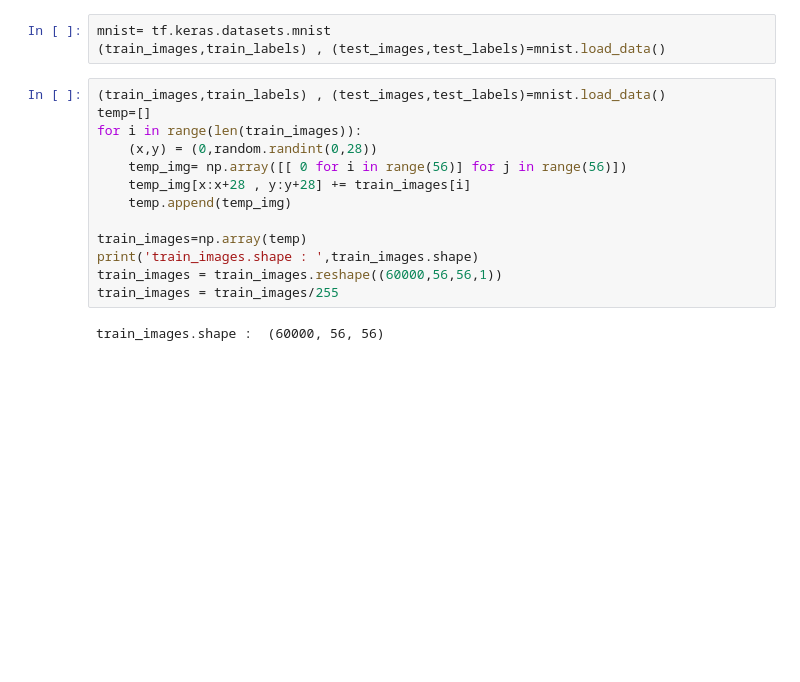
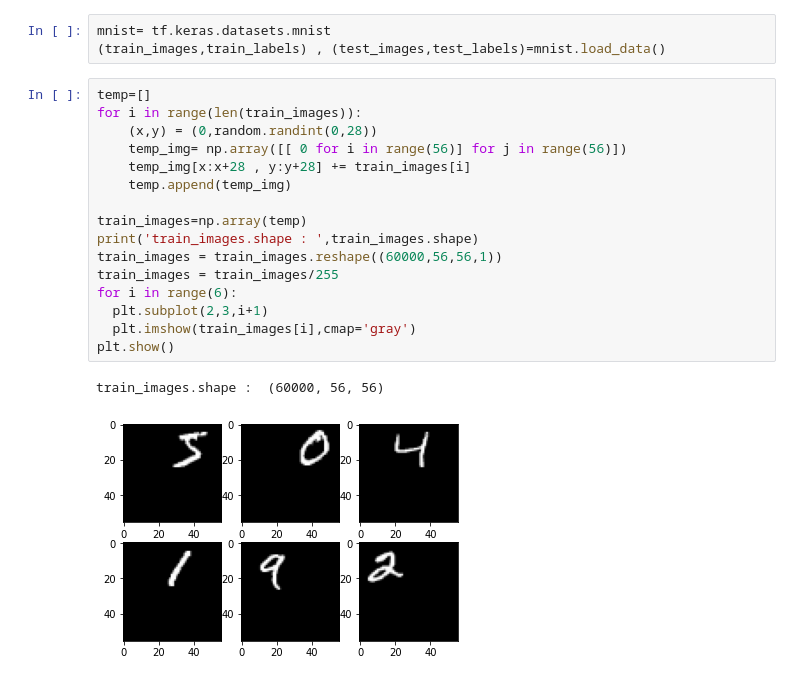
Before and after one commit to koulumang/CSU-CS510, a Jupyter notebook: Number Detection/CNN/CNN_T4.ipynb, the cells around one changed output. Drawn from its saved outputs; the diff is of its cells as text; blank space fills up the shorter version.

```diff
--- a/Number Detection/CNN/CNN_T4.ipynb
+++ b/Number Detection/CNN/CNN_T4.ipynb
@@ -14,18 +14,22 @@ import seaborn as sb
 mnist= tf.keras.datasets.mnist
 (train_images,train_labels) , (test_images,test_labels)=mnist.load_data()
 # %%
-(train_images,train_labels) , (test_images,test_labels)=mnist.load_data()
 temp=[]
 for i in range(len(train_images)):
     (x,y) = (0,random.randint(0,28))
     temp_img= np.array([[ 0 for i in range(56)] for j in range(56)])
     temp_img[x:x+28 , y:y+28] += train_images[i]
     temp.append(temp_img)
 
 train_images=np.array(temp)
 print('train_images.shape : ',train_images.shape)
 train_images = train_images.reshape((60000,56,56,1))
 train_images = train_images/255
+for i in range(6):
+  plt.subplot(2,3,i+1)
+  plt.imshow(train_images[i],cmap='gray')
+plt.show()
 # %% [output]
 train_images.shape :  (60000, 56, 56)
+[figure, added]
 # %%
```
Also changed, not shown: parts of 7 cells of this notebook, 7 other files.
